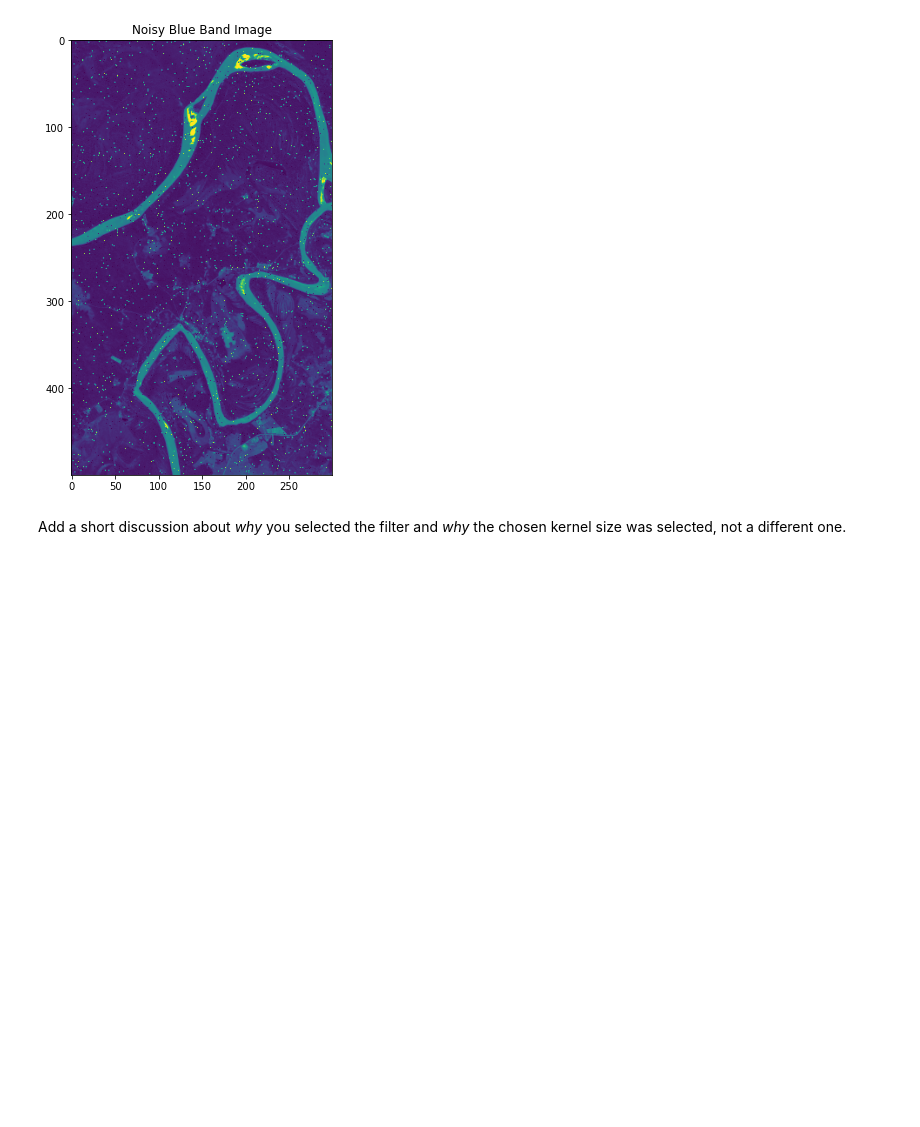
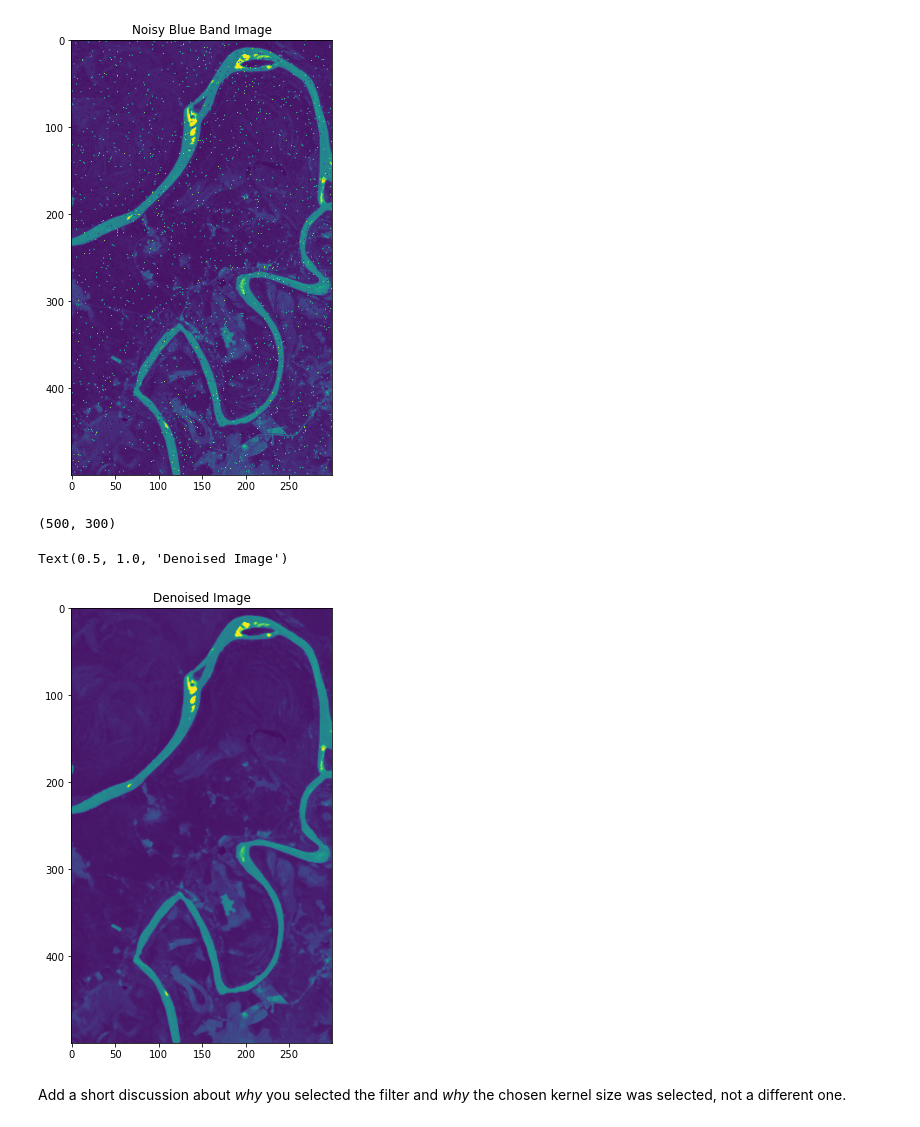
Before and after one commit to stahir01/Image-Processing-for-Remote-Sensing, a Jupyter notebook: HW02.ipynb, the cells around one changed output. Drawn from its saved outputs; the diff is of its cells as text; code cells hidden in the pictures; blank space fills up the shorter version.

Commit message:
Denoising an image

```diff
--- a/HW02.ipynb
+++ b/HW02.ipynb
@@ -195,3 +193,28 @@ denoised_img = ...
+# %%
+# Denoise the image with a _single_ filter and visualize the result
+blue_img = submission_noisy_img.copy()
+print(blue_img.shape)
+"""
+Denosing means we want to remove noise from an image. There are several ways of doing it such as Low pass filters, Gaussian filters,
+avergae filtering. However, one of the best filter to remove noise is the median filters.
+
+Constant add a extra column and an extra row towards the end of the image (padding).
+"""
+
+
+#Median Filter
+denoised_img = ndimage.median_filter(blue_img, size=(3,3), mode='constant')
+plt.figure(figsize=(8,8))
+plt.imshow(denoised_img)
+plt.title("Denoised Image")
+
+
+
+#
+# %% [output]
+(500, 300)
+Text(0.5, 1.0, 'Denoised Image')
+[figure, added]
 # %% [markdown]
 Add a short discussion about _why_ you selected the filter and _why_ the chosen kernel size was selected, not a different one.
 # %%
```
Also changed, not shown: parts of 2 cells of this notebook.
